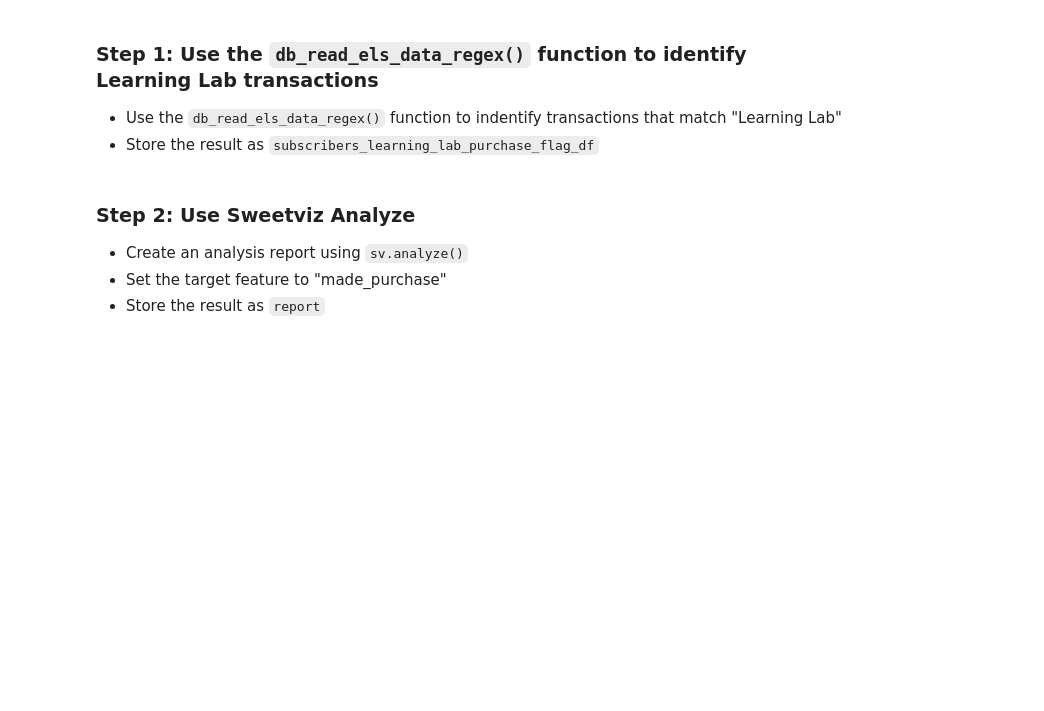
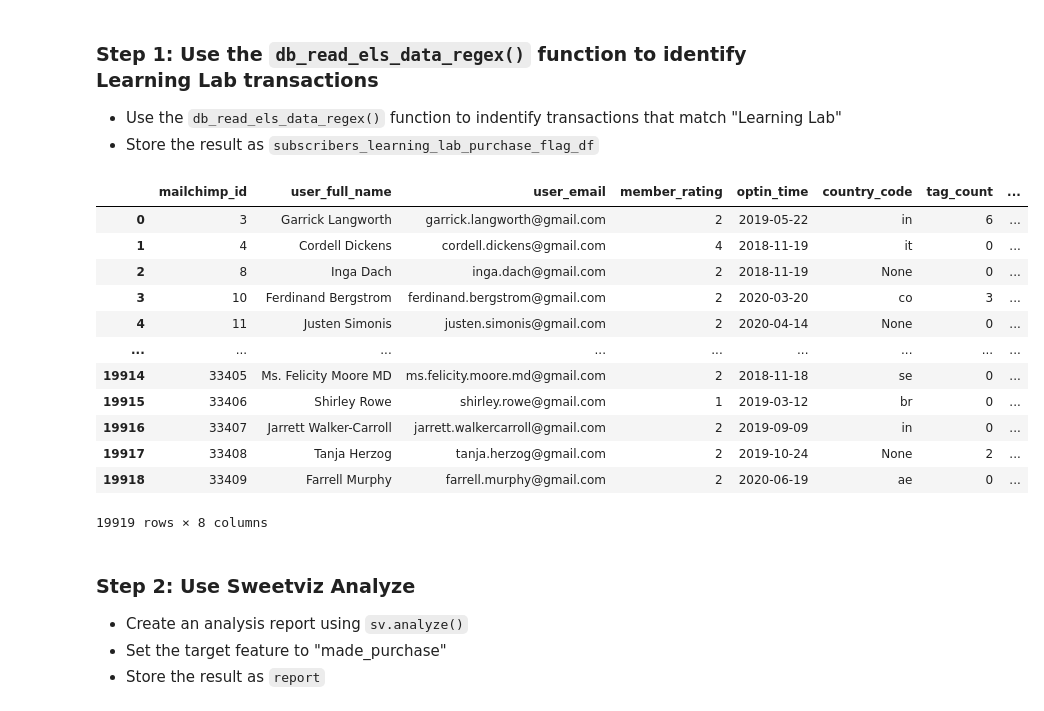
Before and after one commit to eliekawerk/ds4b_201p_course, a Jupyter notebook: challenge_01/ch1_specific_products.ipynb, the cells around one changed output. Saved outputs shown, nothing was run; the diff lists cells and outputs as text; code cells hidden in the pictures; blank space fills up the shorter version.

```diff
--- a/challenge_01/ch1_specific_products.ipynb
+++ b/challenge_01/ch1_specific_products.ipynb
@@ -231,10 +250,11 @@ def db_read_els_data_regex(
             # Filter Products by specific product type
             products_df = pd.read_sql("SELECT * FROM Products", conn)
             products_df['product_id'] = products_df['product_id'].astype('int')
+            product_description_series = products_df['description']
             _filter = product_description_series.str.match(transaction_regex)
 
             # use filtered series of Product ids to filter transactions to only that product.
-            Store back as transactions_df
+            #Store back as transactions_df
             product_ids_filtered_series = products_df[_filter]['product_id']
             _filter_2 = transactions_df['product_id'].isin(product_ids_filtered_series)
             transactions_df = transactions_df[_filter_2]
@@ -307,6 +327,7 @@ def db_read_els_data_regex(
             # Filter Products by specific product type
             products_df = pd.read_sql("SELECT * FROM Products", conn)
             products_df['product_id'] = products_df['product_id'].astype('int')
+            product_description_series = products_df['description']
             _filter = product_description_series.str.match(transaction_regex)
 
             # use filtered series of Product ids to filter transactions to only that product.
@@ -350,6 +371,21 @@ Next, we are going to tackle making a Sweetviz Report to identify any interestin
 * Store the result as `subscribers_learning_lab_purchase_flag_df`
 # %%
 subscribers_learning_lab_purchase_flag_df = db_read_els_data_regex(transaction_regex = "Learning Lab")
+subscribers_learning_lab_purchase_flag_df
+# %% [output]
+|  | mailchimp_id | user_full_name | user_email | member_rating | optin_time | country_code | tag_count | ... |
+| 0 | 3 | Garrick Langworth | garrick.langworth@gmail.com | 2 | 2019-05-22 | in | 6 | ... |
+| 1 | 4 | Cordell Dickens | cordell.dickens@gmail.com | 4 | 2018-11-19 | it | 0 | ... |
+| 2 | 8 | Inga Dach | inga.dach@gmail.com | 2 | 2018-11-19 | None | 0 | ... |
+| 3 | 10 | Ferdinand Bergstrom | ferdinand.bergstrom@gmail.com | 2 | 2020-03-20 | co | 3 | ... |
+| 4 | 11 | Justen Simonis | justen.simonis@gmail.com | 2 | 2020-04-14 | None | 0 | ... |
+| ... | ... | ... | ... | ... | ... | ... | ... | ... |
+| 19914 | 33405 | Ms. Felicity Moore MD | ms.felicity.moore.md@gmail.com | 2 | 2018-11-18 | se | 0 | ... |
+| 19915 | 33406 | Shirley Rowe | shirley.rowe@gmail.com | 1 | 2019-03-12 | br | 0 | ... |
+| 19916 | 33407 | Jarrett Walker-Carroll | jarrett.walkercarroll@gmail.com | 2 | 2019-09-09 | in | 0 | ... |
+| 19917 | 33408 | Tanja Herzog | tanja.herzog@gmail.com | 2 | 2019-10-24 | None | 2 | ... |
+| 19918 | 33409 | Farrell Murphy | farrell.murphy@gmail.com | 2 | 2020-06-19 | ae | 0 | ... |
+19919 rows × 8 columns
 # %% [markdown]
 ### Step 2: Use Sweetviz Analyze
 
```
Also changed, not shown: parts of 3 cells of this notebook, 3 other files.
